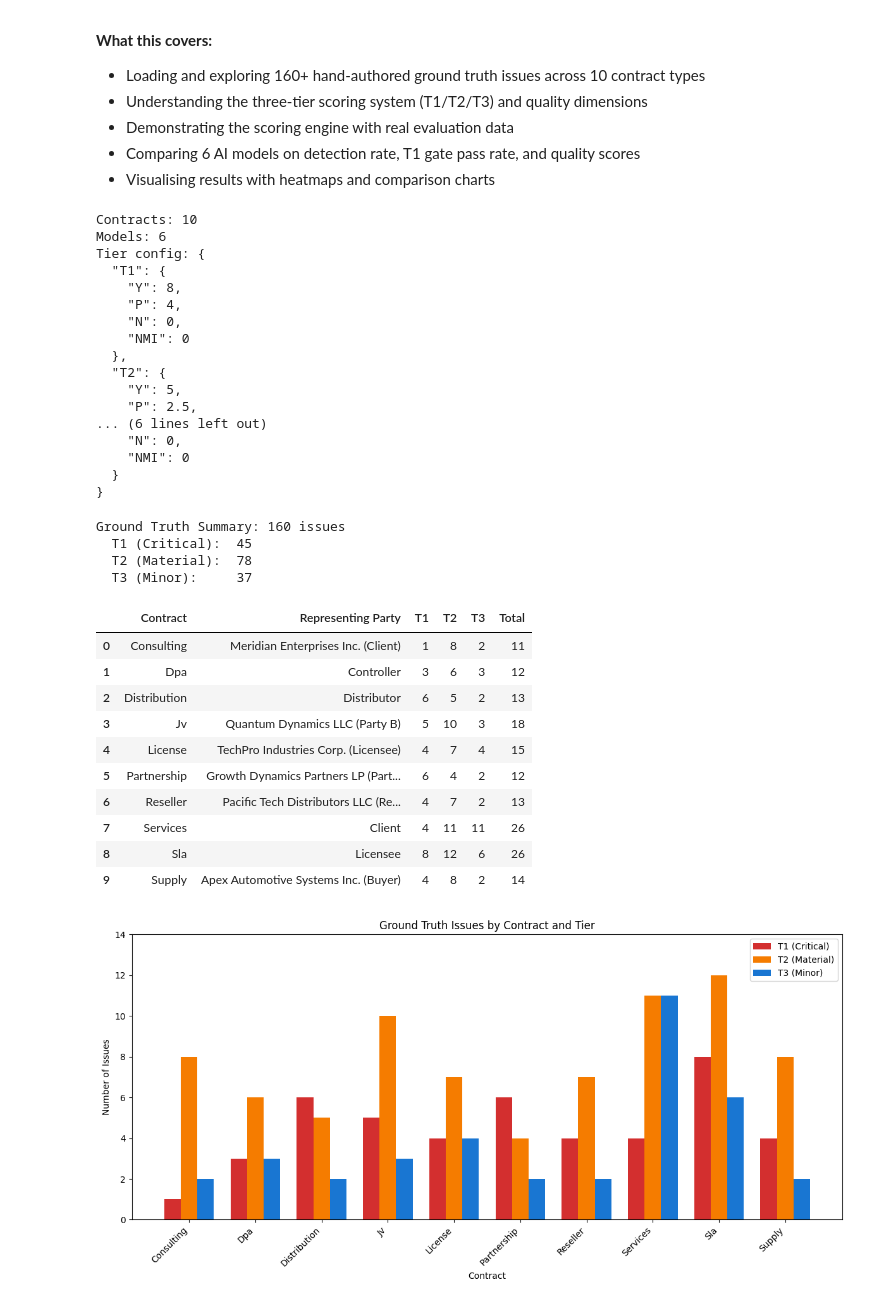
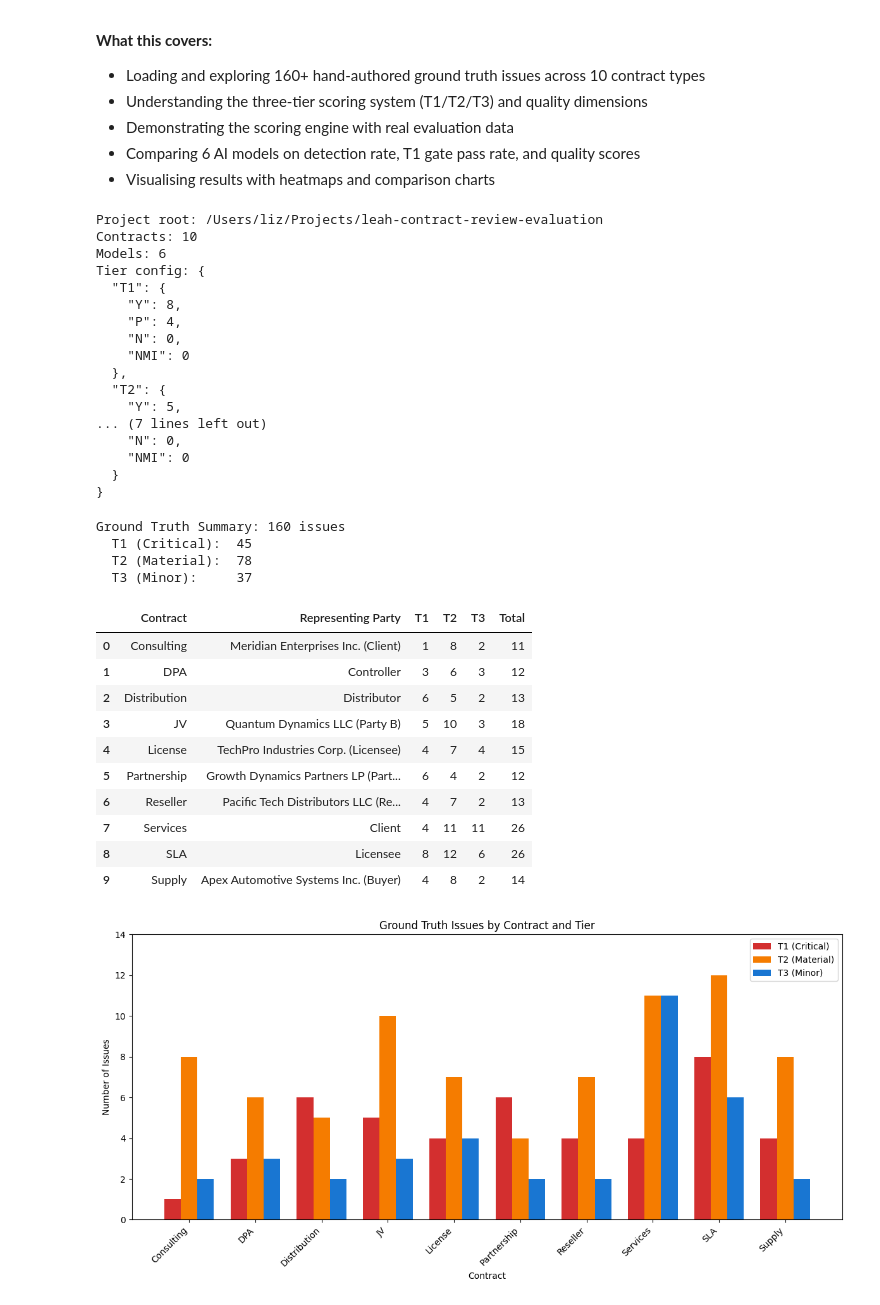
Before and after one commit to Chrysaliz333/leah-contract-review-evaluation, a Jupyter notebook: notebooks/01_evaluation_pipeline.ipynb, the cells around one changed output. Drawn from its saved outputs; the diff is of its cells as text; code cells hidden in the pictures.

```diff
--- a/notebooks/01_evaluation_pipeline.ipynb
+++ b/notebooks/01_evaluation_pipeline.ipynb
@@ -19,11 +19,30 @@ import matplotlib.pyplot as plt
 import matplotlib.colors as mcolors
 import numpy as np
 
-# Add project root to path for framework imports
-PROJECT_ROOT = Path.cwd().parent
+# Discover project root by walking upward to find pyproject.toml
+_here = Path.cwd()
+PROJECT_ROOT = _here
+for _parent in [_here] + list(_here.parents):
+    if (_parent / "pyproject.toml").exists():
+        PROJECT_ROOT = _parent
+        break
 sys.path.insert(0, str(PROJECT_ROOT))
 
 from framework.scoring import calculate_detection_points, calculate_weighted_recall
+
+# Contract display names (avoids .title() mangling JV, DPA, SLA, etc.)
+CONTRACT_LABELS = {
+    "consulting": "Consulting",
+    "dpa": "DPA",
+    "distribution": "Distribution",
+    "jv": "JV",
+    "license": "License",
+    "partnership": "Partnership",
+    "reseller": "Reseller",
+    "services": "Services",
+    "sla": "SLA",
+    "supply": "Supply",
+}
 
 # Key directories
 GT_DIR = PROJECT_ROOT / "freeform" / "ground_truth"
@@ -38,10 +57,12 @@ tier_config = config["detection_points"]
 contracts = config["contracts"]
 models = config["models"]
 
+print(f"Project root: {PROJECT_ROOT}")
 print(f"Contracts: {len(contracts)}")
 print(f"Models: {len(models)}")
 print(f"Tier config: {json.dumps(tier_config, indent=2)}")
 # %% [output]
+Project root: /Users/liz/Projects/leah-contract-review-evaluation
 Contracts: 10
 Models: 6
 Tier config: {
@@ -53,8 +74,7 @@ Tier config: {
   },
   "T2": {
     "Y": 5,
-    "P": 2.5,
-... (6 lines left out)
+... (7 lines left out)
     "N": 0,
     "NMI": 0
   }
@@ -74,42 +94,42 @@ for contract in contracts:
         gt = json.load(f)
     gt_data[contract] = gt
     issues = gt["ground_truth"]
     t1 = sum(1 for i in issues if i["tier"] == "T1")
     t2 = sum(1 for i in issues if i["tier"] == "T2")
     t3 = sum(1 for i in issues if i["tier"] == "T3")
     tier_counts["T1"] += t1
     tier_counts["T2"] += t2
     tier_counts["T3"] += t3
     party = gt["gt_metadata"]["representing_party"]
     rows.append({
-        "Contract": contract.title(),
+        "Contract": CONTRACT_LABELS.get(contract, contract),
         "Representing Party": party,
         "T1": t1, "T2": t2, "T3": t3,
         "Total": len(issues),
     })
 
 gt_df = pd.DataFrame(rows)
 print(f"\nGround Truth Summary: {sum(tier_counts.values())} issues")
 print(f"  T1 (Critical):  {tier_counts['T1']}")
 print(f"  T2 (Material):  {tier_counts['T2']}")
 print(f"  T3 (Minor):     {tier_counts['T3']}")
 print()
 gt_df
 # %% [output]
 Ground Truth Summary: 160 issues
   T1 (Critical):  45
   T2 (Material):  78
   T3 (Minor):     37
 |  | Contract | Representing Party | T1 | T2 | T3 | Total |
 | 0 | Consulting | Meridian Enterprises Inc. (Client) | 1 | 8 | 2 | 11 |
-| 1 | Dpa | Controller | 3 | 6 | 3 | 12 |
+| 1 | DPA | Controller | 3 | 6 | 3 | 12 |
 | 2 | Distribution | Distributor | 6 | 5 | 2 | 13 |
-| 3 | Jv | Quantum Dynamics LLC (Party B) | 5 | 10 | 3 | 18 |
+| 3 | JV | Quantum Dynamics LLC (Party B) | 5 | 10 | 3 | 18 |
 | 4 | License | TechPro Industries Corp. (Licensee) | 4 | 7 | 4 | 15 |
 | 5 | Partnership | Growth Dynamics Partners LP (Part... | 6 | 4 | 2 | 12 |
 | 6 | Reseller | Pacific Tech Distributors LLC (Re... | 4 | 7 | 2 | 13 |
 | 7 | Services | Client | 4 | 11 | 11 | 26 |
-| 8 | Sla | Licensee | 8 | 12 | 6 | 26 |
+| 8 | SLA | Licensee | 8 | 12 | 6 | 26 |
 | 9 | Supply | Apex Automotive Systems Inc. (Buyer) | 4 | 8 | 2 | 14 |
 # %%
 # Visualise: issues per contract by tier
```
Also changed, not shown: parts of 3 cells of this notebook.
